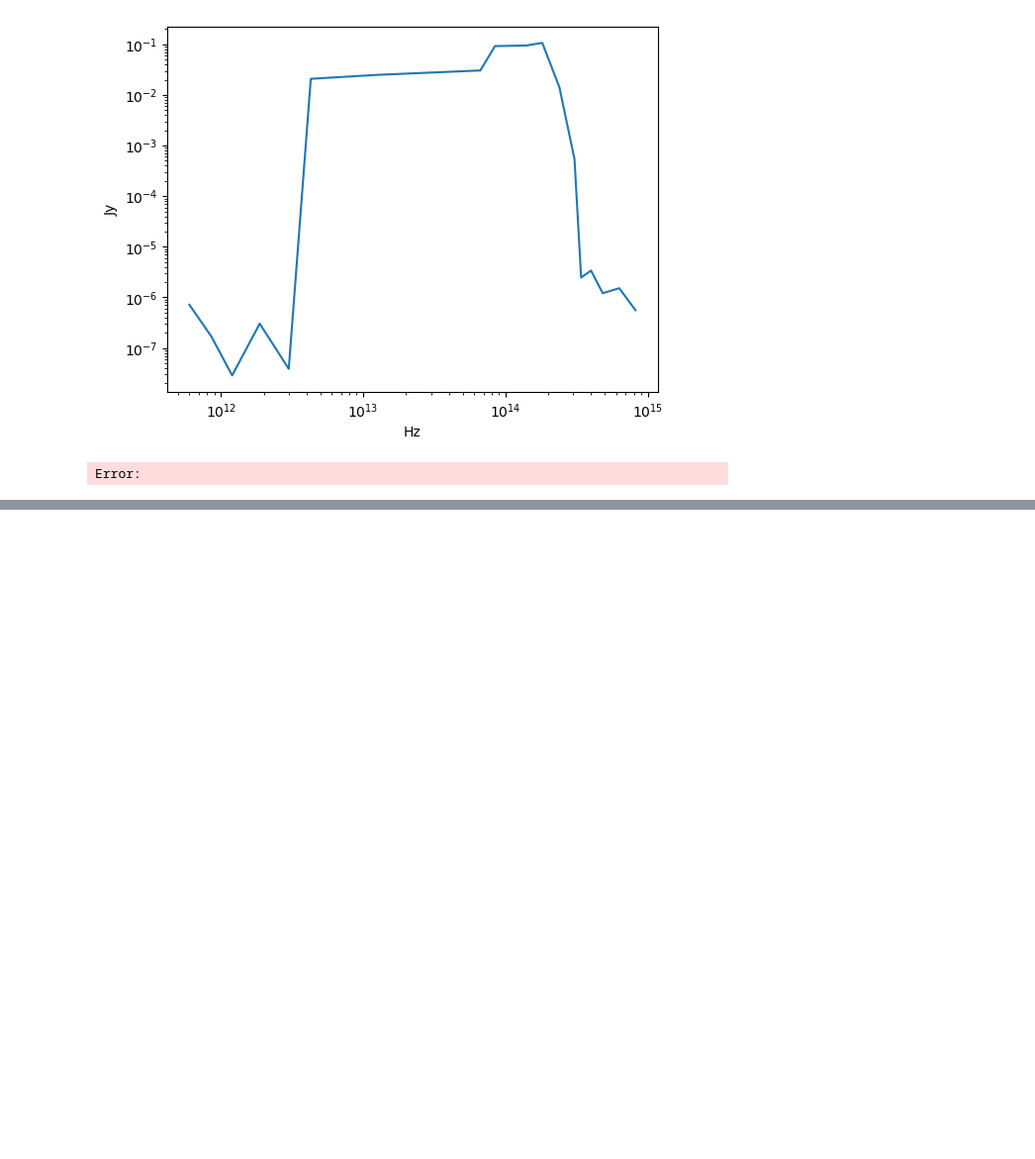
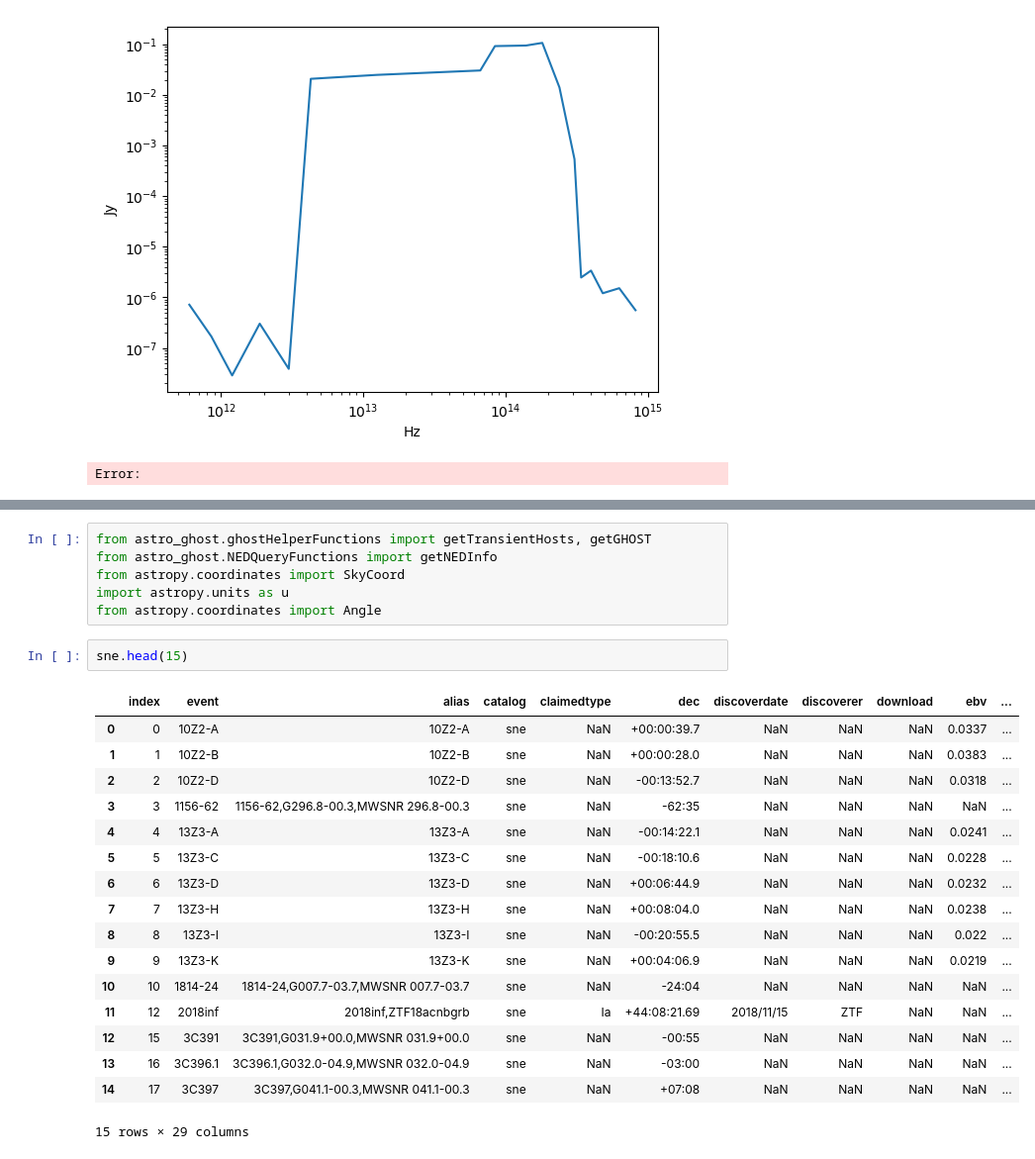
Before and after one commit to Adam-Boesky/astro_SPLASH, a Jupyter notebook: preprocessing/cleaning.ipynb, the cells around one changed output, grey strips where cells are left out. Shown at 99% size. Cells and saved outputs as stored; diff of their text form; blank space fills up the shorter version.

```diff
--- a/preprocessing/cleaning.ipynb
+++ b/preprocessing/cleaning.ipynb
@@ -312,0 +412,26 @@ Error:
+# %%
+from astro_ghost.ghostHelperFunctions import getTransientHosts, getGHOST
+from astro_ghost.NEDQueryFunctions import getNEDInfo
+from astropy.coordinates import SkyCoord
+import astropy.units as u
+from astropy.coordinates import Angle
+# %%
+sne.head(15)
+# %% [output]
+|  | index | event | alias | catalog | claimedtype | dec | discoverdate | discoverer | download | ebv | ... |
+| 0 | 0 | 10Z2-A | 10Z2-A | sne | NaN | +00:00:39.7 | NaN | NaN | NaN | 0.0337 | ... |
+| 1 | 1 | 10Z2-B | 10Z2-B | sne | NaN | +00:00:28.0 | NaN | NaN | NaN | 0.0383 | ... |
+| 2 | 2 | 10Z2-D | 10Z2-D | sne | NaN | -00:13:52.7 | NaN | NaN | NaN | 0.0318 | ... |
+| 3 | 3 | 1156-62 | 1156-62,G296.8-00.3,MWSNR 296.8-00.3 | sne | NaN | -62:35 | NaN | NaN | NaN | NaN | ... |
+| 4 | 4 | 13Z3-A | 13Z3-A | sne | NaN | -00:14:22.1 | NaN | NaN | NaN | 0.0241 | ... |
+| 5 | 5 | 13Z3-C | 13Z3-C | sne | NaN | -00:18:10.6 | NaN | NaN | NaN | 0.0228 | ... |
+| 6 | 6 | 13Z3-D | 13Z3-D | sne | NaN | +00:06:44.9 | NaN | NaN | NaN | 0.0232 | ... |
+| 7 | 7 | 13Z3-H | 13Z3-H | sne | NaN | +00:08:04.0 | NaN | NaN | NaN | 0.0238 | ... |
+| 8 | 8 | 13Z3-I | 13Z3-I | sne | NaN | -00:20:55.5 | NaN | NaN | NaN | 0.022 | ... |
+| 9 | 9 | 13Z3-K | 13Z3-K | sne | NaN | +00:04:06.9 | NaN | NaN | NaN | 0.0219 | ... |
+| 10 | 10 | 1814-24 | 1814-24,G007.7-03.7,MWSNR 007.7-03.7 | sne | NaN | -24:04 | NaN | NaN | NaN | NaN | ... |
+| 11 | 12 | 2018inf | 2018inf,ZTF18acnbgrb | sne | Ia | +44:08:21.69 | 2018/11/15 | ZTF | NaN | NaN | ... |
+| 12 | 15 | 3C391 | 3C391,G031.9+00.0,MWSNR 031.9+00.0 | sne | NaN | -00:55 | NaN | NaN | NaN | NaN | ... |
+| 13 | 16 | 3C396.1 | 3C396.1,G032.0-04.9,MWSNR 032.0-04.9 | sne | NaN | -03:00 | NaN | NaN | NaN | NaN | ... |
+| 14 | 17 | 3C397 | 3C397,G041.1-00.3,MWSNR 041.1-00.3 | sne | NaN | +07:08 | NaN | NaN | NaN | NaN | ... |
+15 rows × 29 columns
```
Also changed, not shown: parts of 31 cells of this notebook, 1 other file.
